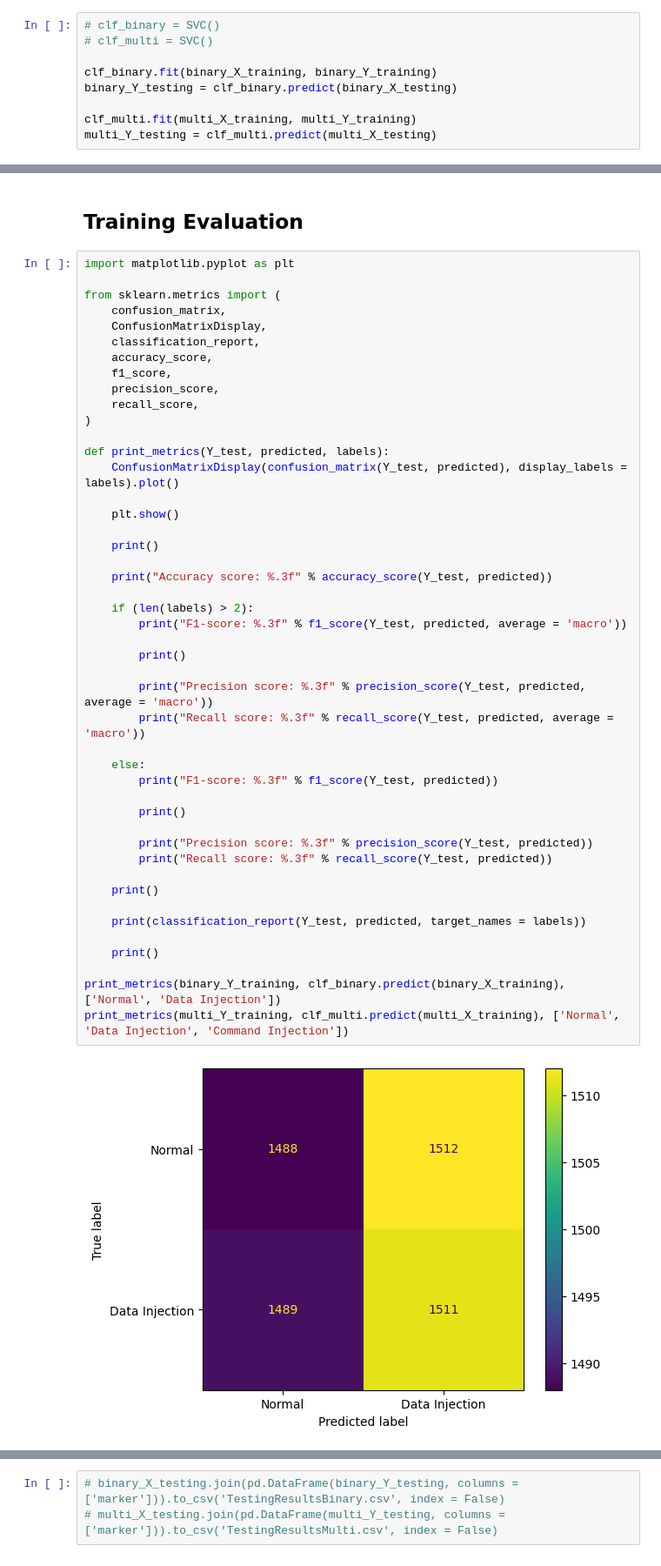
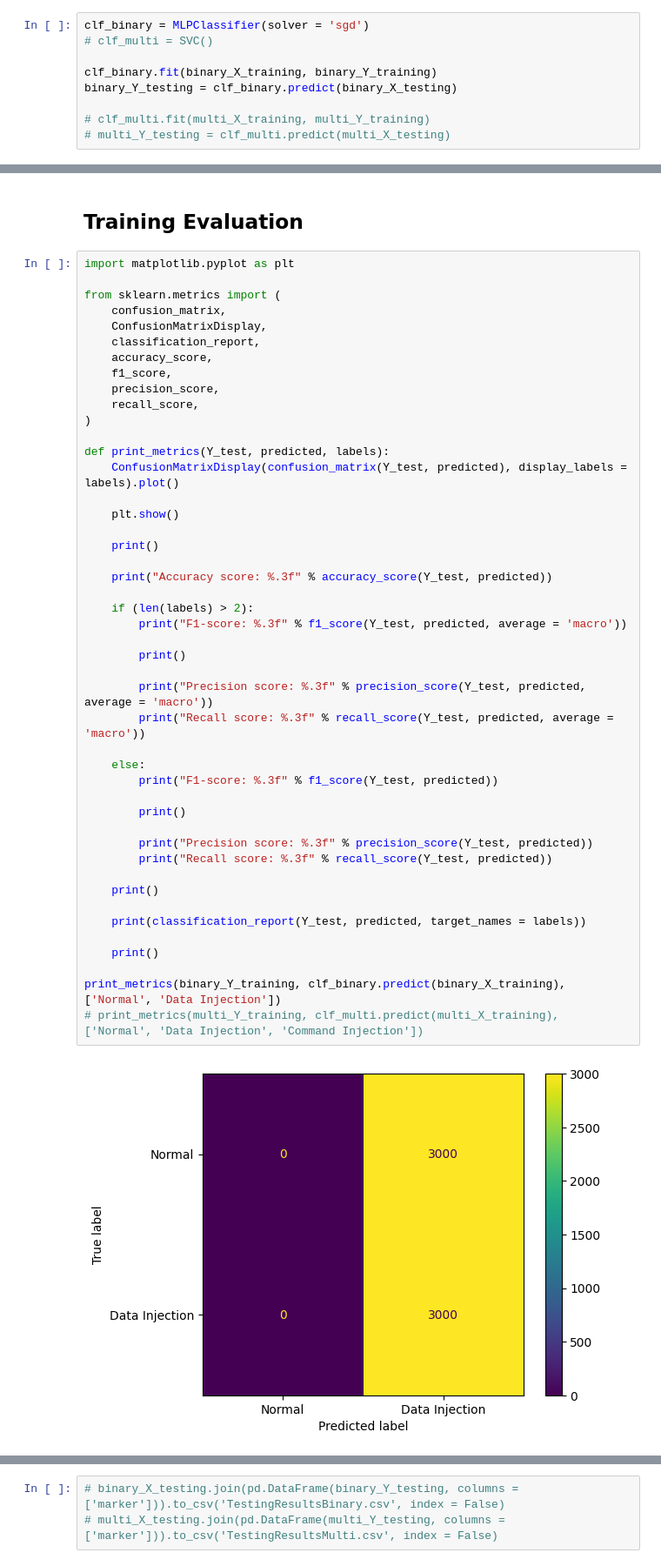
Before and after one commit to dopedud/COMP3217-CW2, a Jupyter notebook: source_code.ipynb, the cells around one changed output, grey strips where cells are left out. Shown at 87% size. Cells and saved outputs as stored; diff of their text form.

```diff
--- a/source_code.ipynb
+++ b/source_code.ipynb
@@ -75,11 +78,11 @@ clf_multi = DummyClassifier(strategy = 'uniform')
 # %%
-# clf_binary = SVC()
+clf_binary = MLPClassifier(solver = 'sgd')
 # clf_multi = SVC()
 
 clf_binary.fit(binary_X_training, binary_Y_training)
 binary_Y_testing = clf_binary.predict(binary_X_testing)
 
-clf_multi.fit(multi_X_training, multi_Y_training)
-multi_Y_testing = clf_multi.predict(multi_X_testing)
+# clf_multi.fit(multi_X_training, multi_Y_training)
+# multi_Y_testing = clf_multi.predict(multi_X_testing)
 # %%
 # parameter_grid_binary = {
@@ -122,33 +127,33 @@ def print_metrics(Y_test, predicted, labels):
     plt.show()
 
     print()
 
     print("Accuracy score: %.3f" % accuracy_score(Y_test, predicted))
 
     if (len(labels) > 2):
         print("F1-score: %.3f" % f1_score(Y_test, predicted, average = 'macro'))
 
         print()
 
         print("Precision score: %.3f" % precision_score(Y_test, predicted, average = 'macro'))
         print("Recall score: %.3f" % recall_score(Y_test, predicted, average = 'macro'))
 
     else:
         print("F1-score: %.3f" % f1_score(Y_test, predicted))
 
         print()
 
         print("Precision score: %.3f" % precision_score(Y_test, predicted))
         print("Recall score: %.3f" % recall_score(Y_test, predicted))
 
     print()
 
     print(classification_report(Y_test, predicted, target_names = labels))
 
     print()
 
 print_metrics(binary_Y_training, clf_binary.predict(binary_X_training), ['Normal', 'Data Injection'])
-print_metrics(multi_Y_training, clf_multi.predict(multi_X_training), ['Normal', 'Data Injection', 'Command Injection'])
+# print_metrics(multi_Y_training, clf_multi.predict(multi_X_training), ['Normal', 'Data Injection', 'Command Injection'])
 # %% [output]
-[figure, old version]
+[figure, new version]
 Accuracy score: 0.500
```
Also changed, not shown: parts of 6 cells of this notebook, 3 other files.
